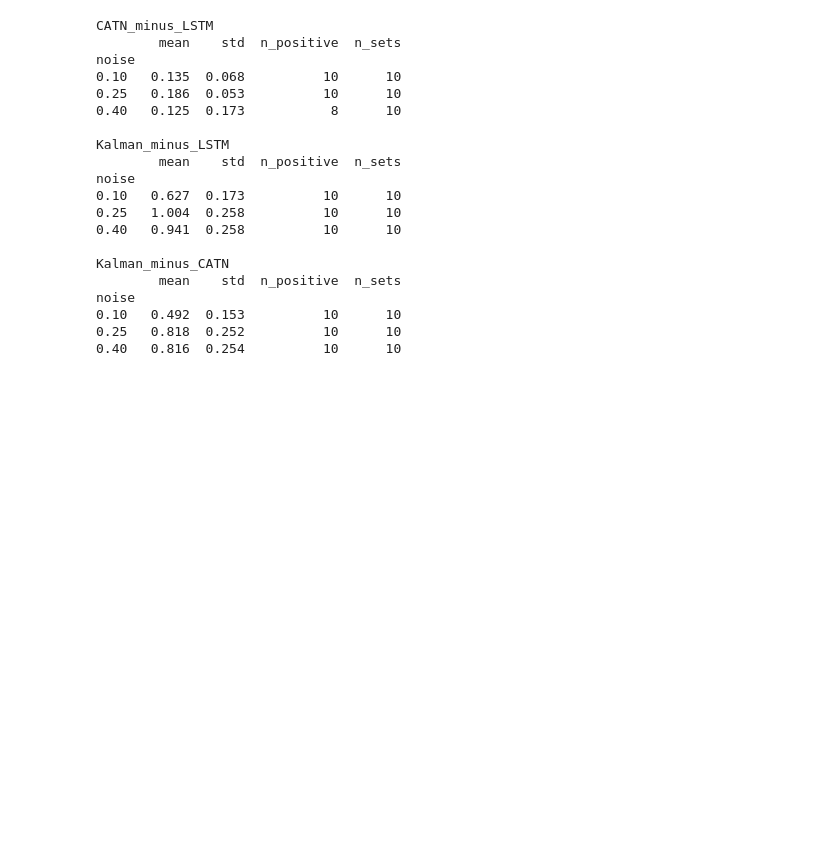
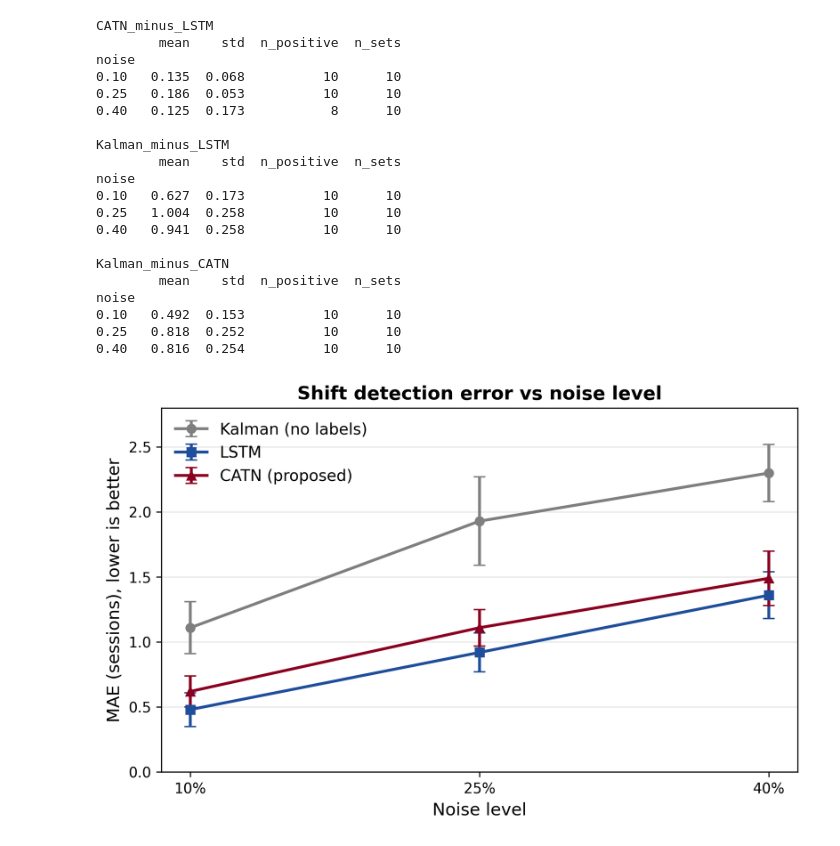
Before and after one commit to gowri703/mentalhealth-nlp, a Jupyter notebook: code.ipynb, the cells around one changed output. Saved outputs shown, nothing was run; the diff lists cells and outputs as text; code cells hidden in the pictures; blank space fills up the shorter version.

```diff
--- a/code.ipynb
+++ b/code.ipynb
@@ -1613,3 +1613,39 @@ noise
 0.10   0.492  0.153          10      10
 0.25   0.818  0.252          10      10
 0.40   0.816  0.254          10      10
+# %%
+import matplotlib.pyplot as plt
+
+noise = ["10%", "25%", "40%"]
+
+# MAE (sessions), mean over 10 test sets
+kalman = [1.11, 1.93, 2.30]
+lstm   = [0.48, 0.92, 1.36]
+catn   = [0.62, 1.11, 1.49]
+
+# SD across the 10 test sets (for error bars)
+kalman_sd = [0.20, 0.34, 0.22]
+lstm_sd   = [0.13, 0.15, 0.18]
+catn_sd   = [0.12, 0.14, 0.21]
+
+fig, ax = plt.subplots(figsize=(7, 4.5), dpi=300)
+
+ax.errorbar(noise, kalman, yerr=kalman_sd, marker="o", capsize=4,
+            linewidth=2, color="#7f7f7f", label="Kalman (no labels)")
+ax.errorbar(noise, lstm, yerr=lstm_sd, marker="s", capsize=4,
+            linewidth=2, color="#1f4e9c", label="LSTM")
+ax.errorbar(noise, catn, yerr=catn_sd, marker="^", capsize=4,
+            linewidth=2, color="#8b0020", label="CATN (proposed)")
+
+ax.set_xlabel("Noise level", fontsize=12)
+ax.set_ylabel("MAE (sessions), lower is better", fontsize=12)
+ax.set_title("Shift detection error vs noise level", fontsize=13, fontweight="bold")
+ax.set_ylim(0, 2.8)
+ax.grid(axis="y", alpha=0.3)
+ax.legend(frameon=False, fontsize=11)
+
+plt.tight_layout()
+plt.savefig("noise_sweep_mae.png", transparent=False, bbox_inches="tight")
+plt.show()
+# %% [output]
+[figure, added]
```
Also changed, not shown: 1 other file.
